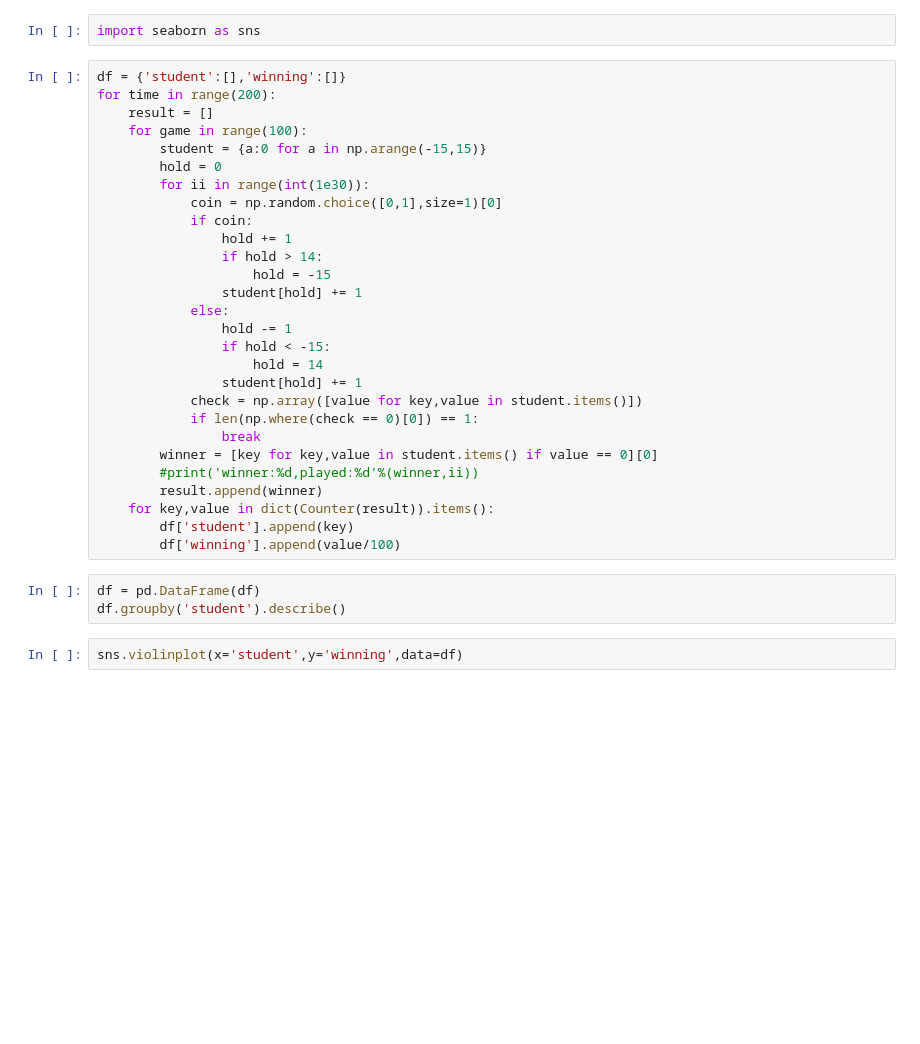
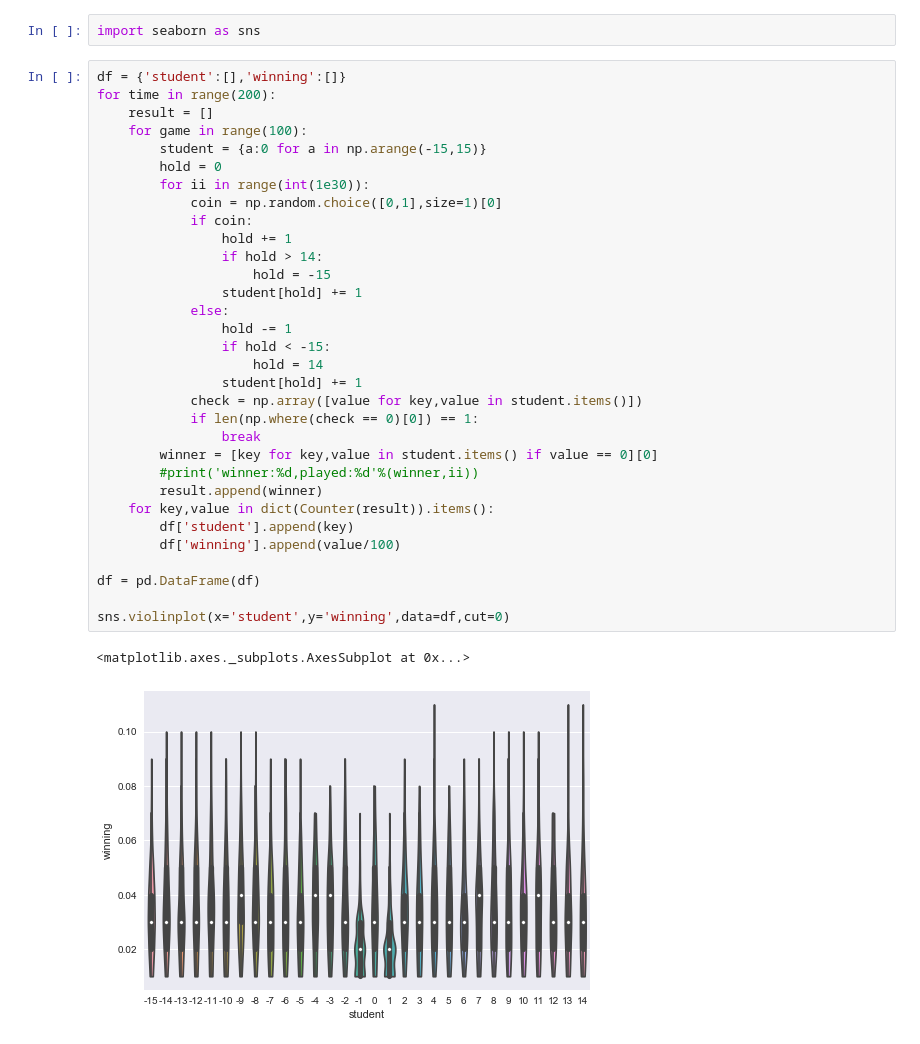
Before and after one commit to nmningmei/intuitive_probability_games, a Jupyter notebook: Riddler Express - 8 - 5 - 2017.ipynb, the cells around one changed output. Saved outputs shown, nothing was run; the diff lists cells and outputs as text; blank space fills up the shorter version.

```diff
--- a/Riddler Express - 8 - 5 - 2017.ipynb
+++ b/Riddler Express - 8 - 5 - 2017.ipynb
@@ -15,33 +20,35 @@ import seaborn as sns
 # %%
 df = {'student':[],'winning':[]}
 for time in range(200):
     result = []
     for game in range(100):
         student = {a:0 for a in np.arange(-15,15)}
         hold = 0
         for ii in range(int(1e30)):
             coin = np.random.choice([0,1],size=1)[0]
             if coin:
                 hold += 1
                 if hold > 14:
                     hold = -15
                 student[hold] += 1
             else:
                 hold -= 1
                 if hold < -15:
                     hold = 14
                 student[hold] += 1
             check = np.array([value for key,value in student.items()])
             if len(np.where(check == 0)[0]) == 1:
                 break
         winner = [key for key,value in student.items() if value == 0][0]
         #print('winner:%d,played:%d'%(winner,ii))
         result.append(winner)
     for key,value in dict(Counter(result)).items():
         df['student'].append(key)
         df['winning'].append(value/100)
+
+df = pd.DataFrame(df)
+
+sns.violinplot(x='student',y='winning',data=df,cut=0)
+# %% [output]
+<matplotlib.axes._subplots.AxesSubplot at 0x...>
+[figure, added]
-# %%
-df = pd.DataFrame(df)
-df.groupby('student').describe()
-# %%
-sns.violinplot(x='student',y='winning',data=df)
```
Also changed, not shown: parts of 4 cells of this notebook.
